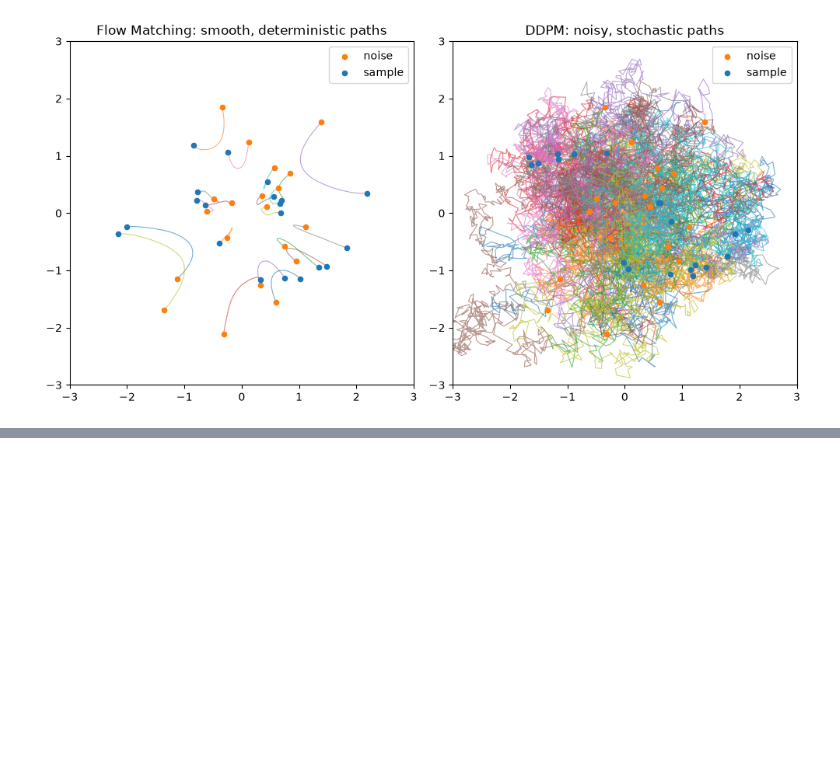
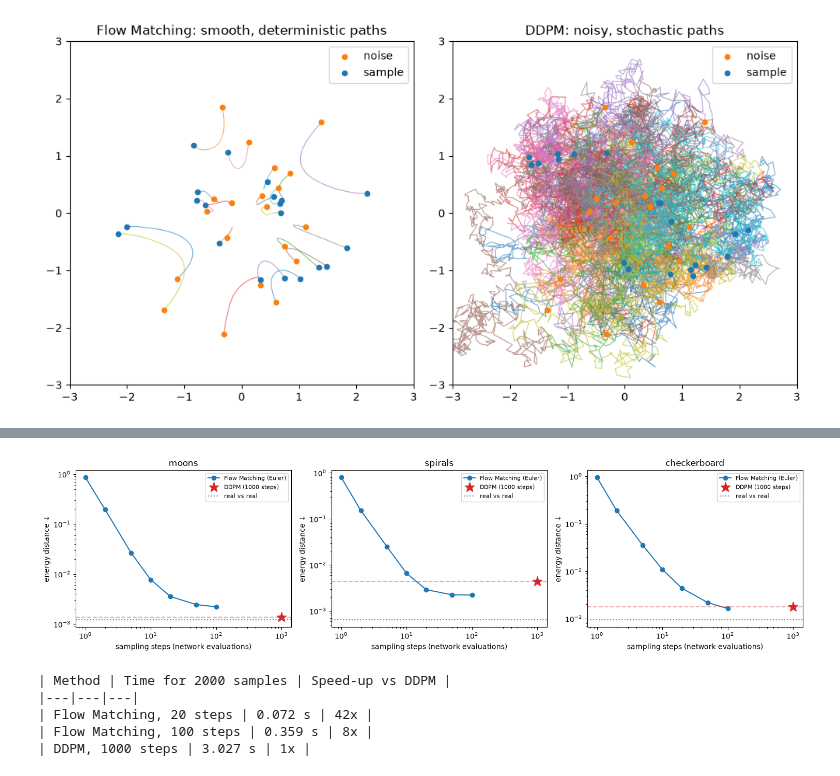
Before and after one commit to carlosordonezz/diffusion-vs-flow-matching, a Jupyter notebook: notebooks/05_comparison.ipynb, the cells around one changed output, grey strips where cells are left out. Saved outputs shown, nothing was run; the diff lists cells and outputs as text; code cells hidden in the pictures; blank space fills up the shorter version.

Commit message:
Added DDPM vs Flow Matching results to README

```diff
--- a/notebooks/05_comparison.ipynb
+++ b/notebooks/05_comparison.ipynb
@@ -131,0 +170,49 @@ plt.show()
+# %%
+fig, axes = plt.subplots(1, len(results), figsize=(15, 4))
+
+for ax, (name, r) in zip(axes, results.items()):
+    ax.plot(fm_steps, r["fm"], "o-", label="Flow Matching (Euler)")
+    ax.plot([1000], [r["ddpm"]], "*", markersize=14, color="tab:red", label="DDPM (1000 steps)")
+    ax.axhline(r["ddpm"], color="tab:red", linestyle="--", alpha=0.4)
+    ax.axhline(r["baseline"], color="gray", linestyle=":", label="real vs real")
+    ax.set_xscale("log")
+    ax.set_yscale("log")
+    ax.set_xlabel("sampling steps (network evaluations)")
+    ax.set_ylabel("energy distance ↓")
+    ax.set_title(name)
+    ax.legend(fontsize=8)
+
+plt.tight_layout()
+plt.savefig(ASSETS_DIR / "comparison_quality_vs_steps.png", dpi=150, bbox_inches="tight")
+plt.show()
+# %% [output]
+[figure, added]
+# %%
+def time_it(fn, repeats: int = 3) -> float:
+    """Best of `repeats` runs, in seconds."""
+    best = float("inf")
+    for _ in range(repeats):
+        start = time.perf_counter()
+        fn()
+        best = min(best, time.perf_counter() - start)
+    return best
+
+
+fm_model, ddpm_model = models[("fm", "moons")], models[("ddpm", "moons")]
+timings = {
+    "Flow Matching, 20 steps": time_it(lambda: fm_sample(fm_model, N, num_steps=20)),
+    "Flow Matching, 100 steps": time_it(lambda: fm_sample(fm_model, N, num_steps=100)),
+    "DDPM, 1000 steps": time_it(lambda: ddpm_sample(ddpm_model, schedule, N)),
+}
+
+ddpm_time = timings["DDPM, 1000 steps"]
+print(f"| Method | Time for {N} samples | Speed-up vs DDPM |")
+print("|---|---|---|")
+for method, seconds in timings.items():
+    print(f"| {method} | {seconds:.3f} s | {ddpm_time / seconds:.0f}x |")
+# %% [output]
+| Method | Time for 2000 samples | Speed-up vs DDPM |
+|---|---|---|
+| Flow Matching, 20 steps | 0.072 s | 42x |
+| Flow Matching, 100 steps | 0.359 s | 8x |
+| DDPM, 1000 steps | 3.027 s | 1x |
```
Also changed, not shown: parts of 2 cells of this notebook, 3 other files.
